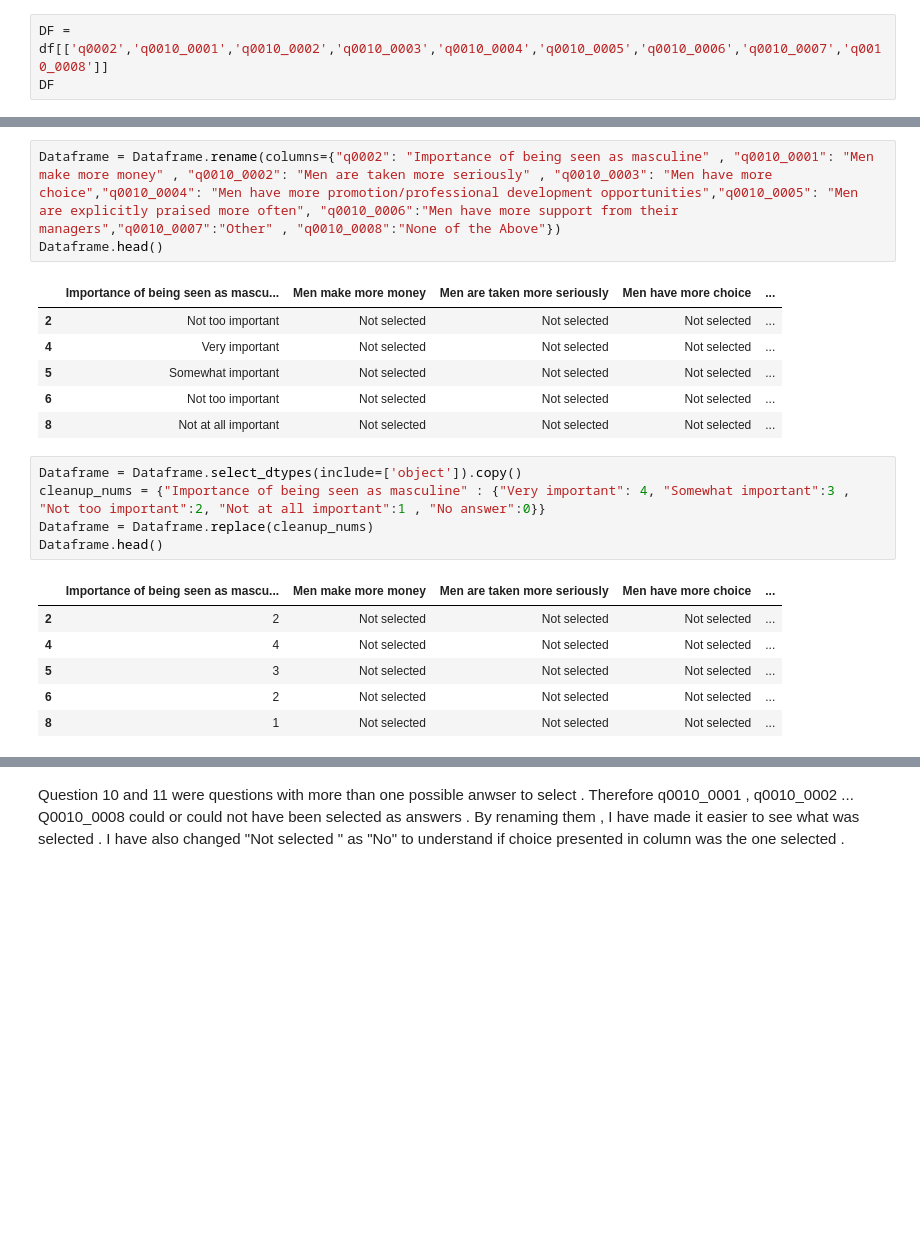
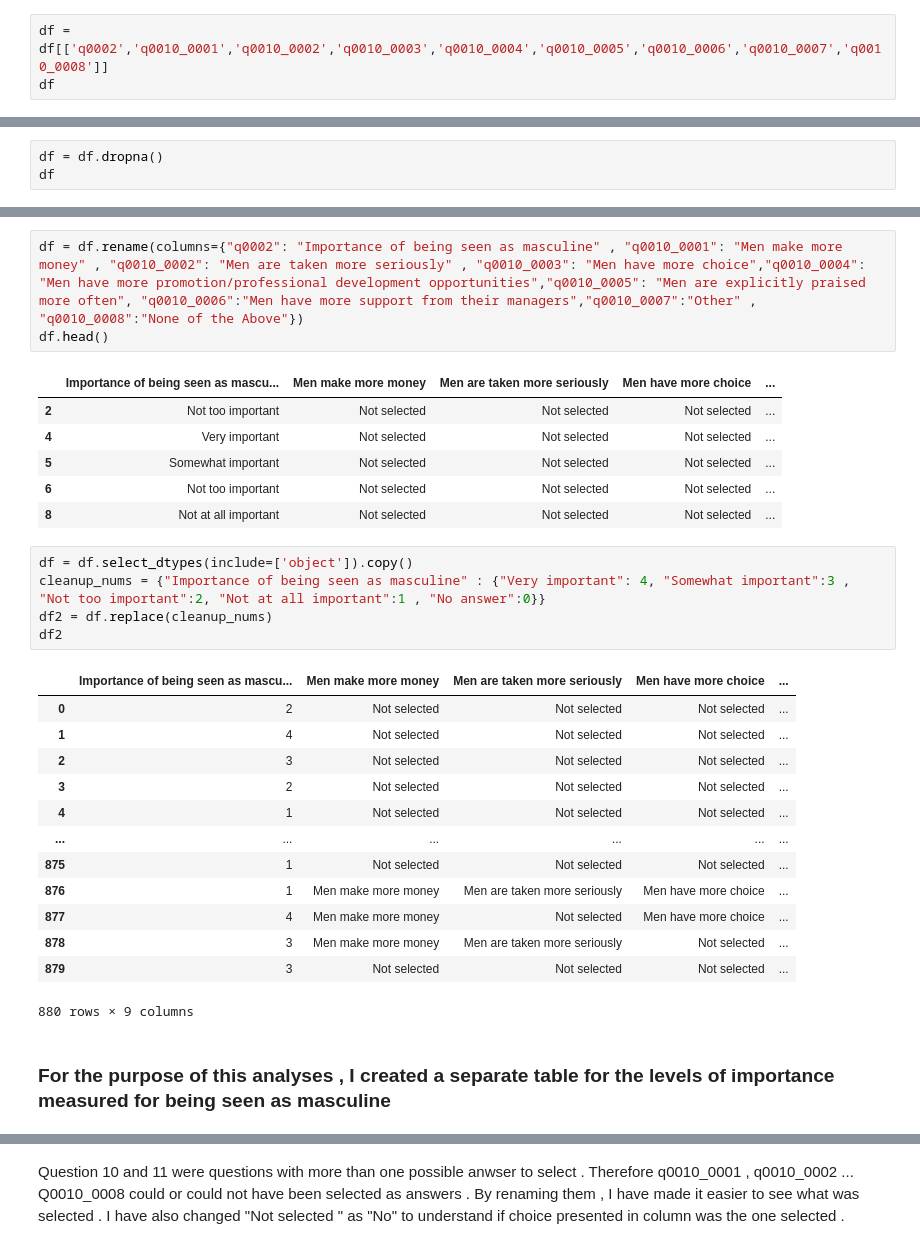
Before and after one commit to data301-2021-winter1/group20-project-, a Jupyter notebook: notebooks/analysis1.ipynb, the cells around one changed output, grey strips where cells are left out. Drawn from its saved outputs; the diff is of its cells as text; blank space fills up the shorter version.

```diff
--- a/notebooks/analysis1.ipynb
+++ b/notebooks/analysis1.ipynb
@@ -152,8 +151,8 @@ your work right now?
 - q00010_0004:Other (please specify)
 - q00010_0004:None of the above
 # %%
-DF = df[['q0002','q0010_0001','q0010_0002','q0010_0003','q0010_0004','q0010_0005','q0010_0006','q0010_0007','q0010_0008']]
-DF
+df = df[['q0002','q0010_0001','q0010_0002','q0010_0003','q0010_0004','q0010_0005','q0010_0006','q0010_0007','q0010_0008']]
+df
 # %% [output]
 |  | q0002 | q0010_0001 | q0010_0002 | q0010_0003 | q0010_0004 | q0010_0005 | q0010_0006 | q0010_0007 | ... |
 | 0 | Somewhat important | NaN | NaN | NaN | NaN | NaN | NaN | NaN | ... |
@@ -193,0 +176,3 @@ Dataframe
+# %%
+df = df.dropna()
+df
@@ -199,8 +198,8 @@ print(Dataframe.isnull().values.sum())
 #### I renamed column 2 ( along with all others )  with the question itself as well as  I changed categorical answers for second column into numerical ones .
 #### If being masculine is "very important" it would reach a value of 4 while "not important at all" would be the value of 1.
 # %%
-Dataframe = Dataframe.rename(columns={"q0002": "Importance of being seen as masculine" , "q0010_0001": "Men make more money" , "q0010_0002": "Men are taken more seriously" , "q0010_0003": "Men have more choice","q0010_0004": "Men have more promotion/professional development opportunities","q0010_0005": "Men are explicitly praised more often", "q0010_0006":"Men have more support from their managers","q0010_0007":"Other" , "q0010_0008":"None of the Above"})
-Dataframe.head()
+df = df.rename(columns={"q0002": "Importance of being seen as masculine" , "q0010_0001": "Men make more money" , "q0010_0002": "Men are taken more seriously" , "q0010_0003": "Men have more choice","q0010_0004": "Men have more promotion/professional development opportunities","q0010_0005": "Men are explicitly praised more often", "q0010_0006":"Men have more support from their managers","q0010_0007":"Other" , "q0010_0008":"None of the Above"})
+df.head()
 # %% [output]
 |  | Importance of being seen as mascu... | Men make more money | Men are taken more seriously | Men have more choice | ... |
 | 2 | Not too important | Not selected | Not selected | Not selected | ... |
@@ -209,15 +208,24 @@ Dataframe.head()
 | 6 | Not too important | Not selected | Not selected | Not selected | ... |
 | 8 | Not at all important | Not selected | Not selected | Not selected | ... |
 # %%
-Dataframe = Dataframe.select_dtypes(include=['object']).copy()
+df = df.select_dtypes(include=['object']).copy()
 cleanup_nums = {"Importance of being seen as masculine" : {"Very important": 4, "Somewhat important":3 , "Not too important":2, "Not at all important":1 , "No answer":0}}
-Dataframe = Dataframe.replace(cleanup_nums)
-Dataframe.head()
+df2 = df.replace(cleanup_nums)
+df2
 # %% [output]
 |  | Importance of being seen as mascu... | Men make more money | Men are taken more seriously | Men have more choice | ... |
-| 2 | 2 | Not selected | Not selected | Not selected | ... |
-| 4 | 4 | Not selected | Not selected | Not selected | ... |
-| 5 | 3 | Not selected | Not selected | Not selected | ... |
-| 6 | 2 | Not selected | Not selected | Not selected | ... |
-| 8 | 1 | Not selected | Not selected | Not selected | ... |
+| 0 | 2 | Not selected | Not selected | Not selected | ... |
+| 1 | 4 | Not selected | Not selected | Not selected | ... |
+| 2 | 3 | Not selected | Not selected | Not selected | ... |
+| 3 | 2 | Not selected | Not selected | Not selected | ... |
+| 4 | 1 | Not selected | Not selected | Not selected | ... |
+| ... | ... | ... | ... | ... | ... |
+| 875 | 1 | Not selected | Not selected | Not selected | ... |
+| 876 | 1 | Men make more money | Men are taken more seriously | Men have more choice | ... |
+| 877 | 4 | Men make more money | Not selected | Men have more choice | ... |
+| 878 | 3 | Men make more money | Men are taken more seriously | Not selected | ... |
+| 879 | 3 | Not selected | Not selected | Not selected | ... |
+880 rows × 9 columns
+# %% [markdown]
+### For the purpose of this analyses , I created a separate table for the levels of importance measured for being seen as masculine
 # %%
```
Also changed, not shown: parts of 53 cells of this notebook, 1 other file.
